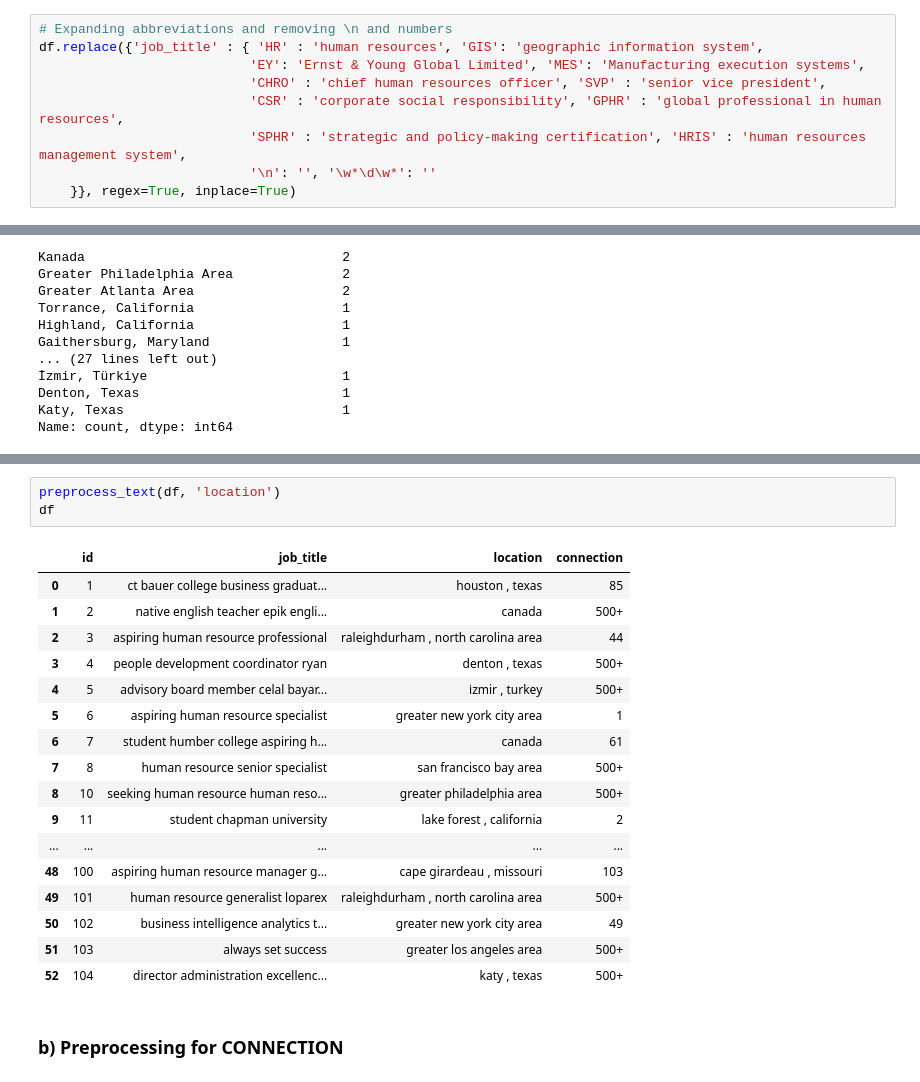
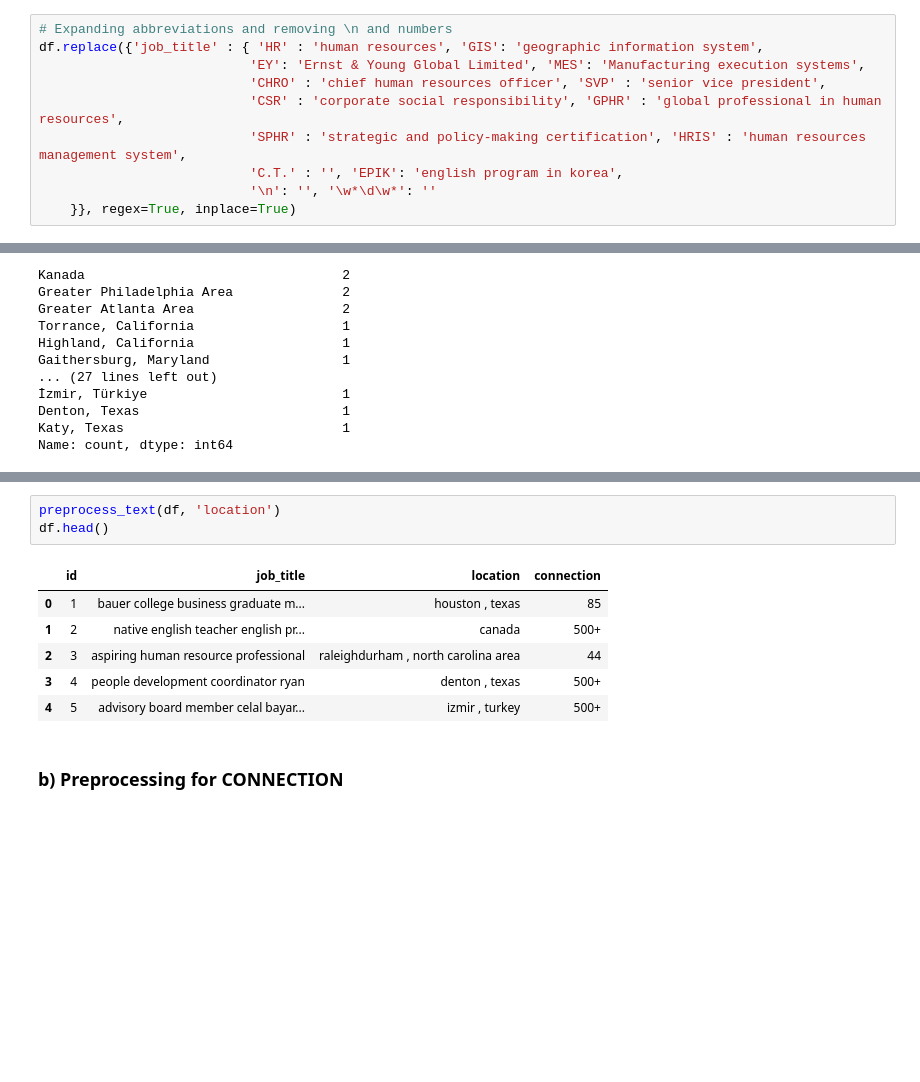
Before and after one commit to Charu21/JyltHfGSAETLOOVj, a Jupyter notebook: PotentialTalents.ipynb, the cells around one changed output, grey strips where cells are left out. Saved outputs shown, nothing was run; the diff lists cells and outputs as text; blank space fills up the shorter version.

```diff
--- a/PotentialTalents.ipynb
+++ b/PotentialTalents.ipynb
@@ -150,6 +150,7 @@ df.replace({'job_title' : { 'HR' : 'human resources', 'GIS': 'geographic informa
                            'CHRO' : 'chief human resources officer', 'SVP' : 'senior vice president',
                            'CSR' : 'corporate social responsibility', 'GPHR' : 'global professional in human resources',
                            'SPHR' : 'strategic and policy-making certification', 'HRIS' : 'human resources management system',
+                           'C.T.' : '', 'EPIK': 'english program in korea',
                            '\n': '', '\w*\d\w*': ''
     }}, regex=True, inplace=True)
 # %%
@@ -276,24 +255,13 @@ df
 # %%
 preprocess_text(df, 'location')
-df
+df.head()
 # %% [output]
 |  | id | job_title | location | connection |
-| 0 | 1 | ct bauer college business graduat... | houston , texas | 85 |
-| 1 | 2 | native english teacher epik engli... | canada | 500+ |
+| 0 | 1 | bauer college business graduate m... | houston , texas | 85 |
+| 1 | 2 | native english teacher english pr... | canada | 500+ |
 | 2 | 3 | aspiring human resource professional | raleighdurham , north carolina area | 44 |
 | 3 | 4 | people development coordinator ryan | denton , texas | 500+ |
 | 4 | 5 | advisory board member celal bayar... | i̇zmir , turkey | 500+ |
-| 5 | 6 | aspiring human resource specialist | greater new york city area | 1 |
-| 6 | 7 | student humber college aspiring h... | canada | 61 |
-| 7 | 8 | human resource senior specialist | san francisco bay area | 500+ |
-| 8 | 10 | seeking human resource human reso... | greater philadelphia area | 500+ |
-| 9 | 11 | student chapman university | lake forest , california | 2 |
-| ... | ... | ... | ... | ... |
-| 48 | 100 | aspiring human resource manager g... | cape girardeau , missouri | 103 |
-| 49 | 101 | human resource generalist loparex | raleighdurham , north carolina area | 500+ |
-| 50 | 102 | business intelligence analytics t... | greater new york city area | 49 |
-| 51 | 103 | always set success | greater los angeles area | 500+ |
-| 52 | 104 | director administration excellenc... | katy , texas | 500+ |
 # %% [markdown]
 ### b) Preprocessing for CONNECTION
 # %%
```
Also changed, not shown: parts of 100 cells of this notebook.
